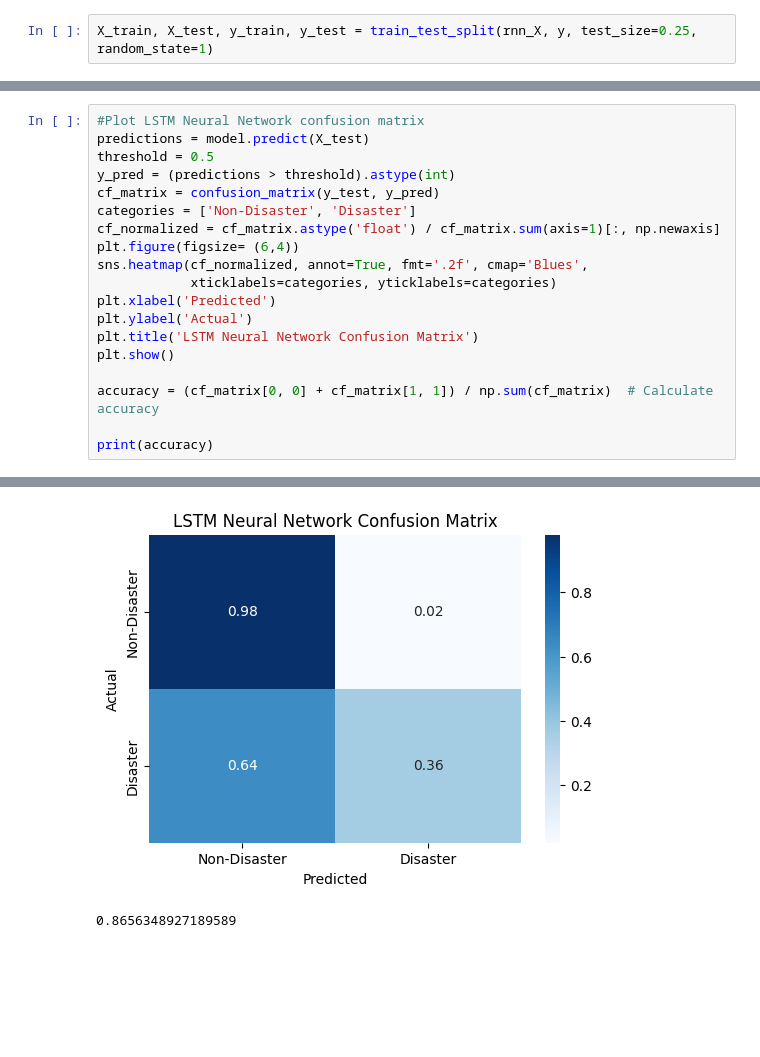
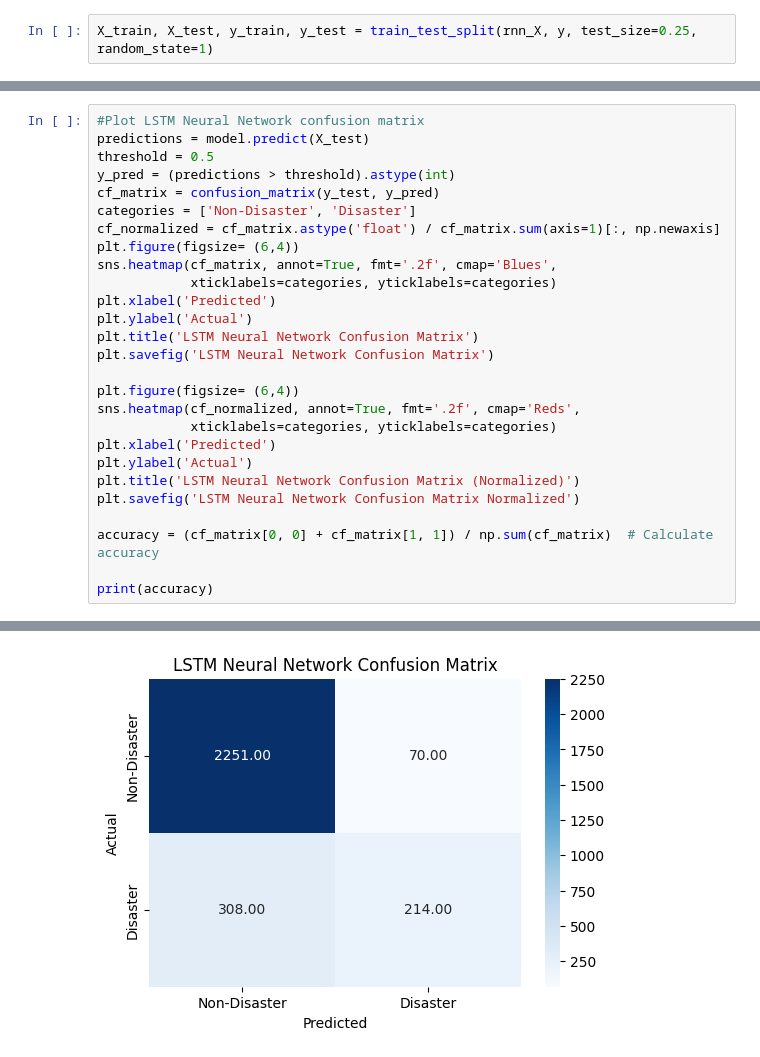
Before and after one commit to tracy-qiu/CS4100-ai-disaster-tweets-project, a Jupyter notebook: classifier.ipynb, the cells around one changed output, grey strips where cells are left out. Drawn from its saved outputs; the diff is of its cells as text; blank space fills up the shorter version.

```diff
--- a/classifier.ipynb
+++ b/classifier.ipynb
@@ -444,12 +519,20 @@ cf_matrix = confusion_matrix(y_test, y_pred)
 categories = ['Non-Disaster', 'Disaster']
 cf_normalized = cf_matrix.astype('float') / cf_matrix.sum(axis=1)[:, np.newaxis]
 plt.figure(figsize= (6,4))
-sns.heatmap(cf_normalized, annot=True, fmt='.2f', cmap='Blues',
+sns.heatmap(cf_matrix, annot=True, fmt='.2f', cmap='Blues',
             xticklabels=categories, yticklabels=categories)
 plt.xlabel('Predicted')
 plt.ylabel('Actual')
 plt.title('LSTM Neural Network Confusion Matrix')
-plt.show()
+plt.savefig('LSTM Neural Network Confusion Matrix')
+
+plt.figure(figsize= (6,4))
+sns.heatmap(cf_normalized, annot=True, fmt='.2f', cmap='Reds',
+            xticklabels=categories, yticklabels=categories)
+plt.xlabel('Predicted')
+plt.ylabel('Actual')
+plt.title('LSTM Neural Network Confusion Matrix (Normalized)')
+plt.savefig('LSTM Neural Network Confusion Matrix Normalized')
 
 accuracy = (cf_matrix[0, 0] + cf_matrix[1, 1]) / np.sum(cf_matrix)  # Calculate accuracy
 
@@ -459,2 +543 @@ print(accuracy)
-[figure, old version]
+[figure, new version]
-0.8656348927189589
```
Also changed, not shown: parts of 14 cells of this notebook, 17 other files.
